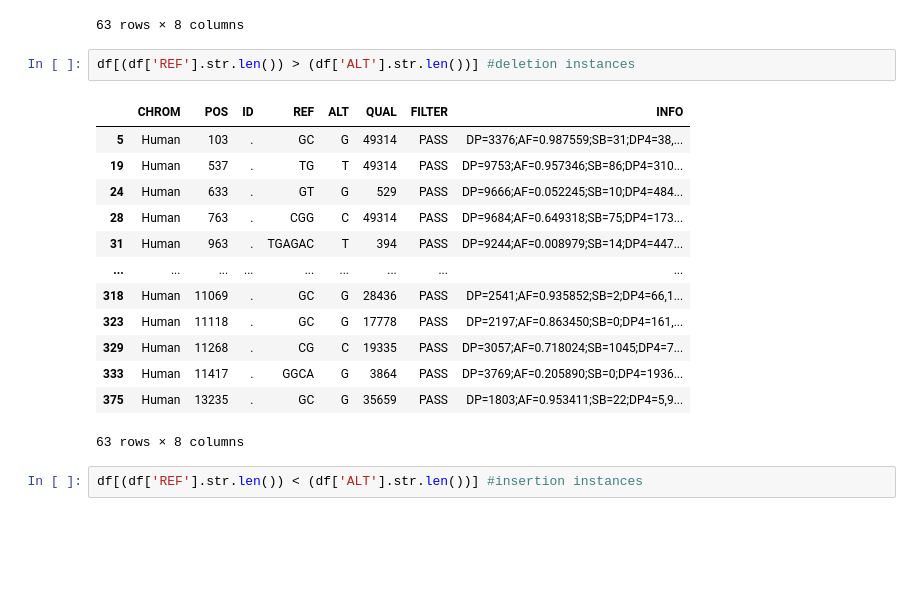
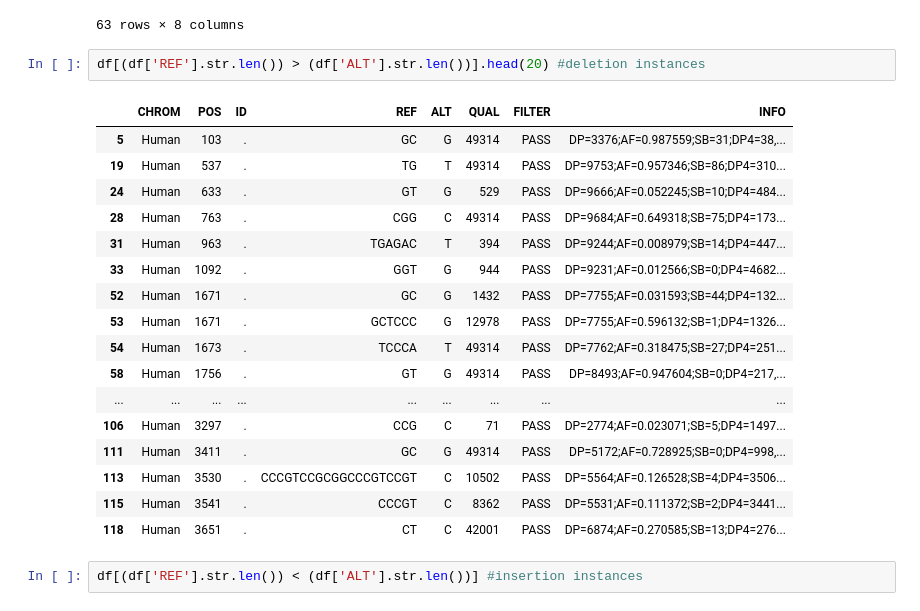
Before and after one commit to chowfi/Human-rDNA, a Jupyter notebook: notebooks/Reference_Genome.ipynb, the cells around one changed output. Saved outputs shown, nothing was run; the diff lists cells and outputs as text; blank space fills up the shorter version.

Commit message:
update notebooks to fix logic for deletion

```diff
--- a/notebooks/Reference_Genome.ipynb
+++ b/notebooks/Reference_Genome.ipynb
@@ -109,21 +109,25 @@ df[df['REF'].str.len() > 1] #checks for reference alleles having more than 1 bas
 | 375 | Human | 13235 | . | GC | G | 35659 | PASS | DP=1803;AF=0.953411;SB=22;DP4=5,9... |
 63 rows × 8 columns
 # %%
-df[(df['REF'].str.len()) > (df['ALT'].str.len())] #deletion instances
+df[(df['REF'].str.len()) > (df['ALT'].str.len())].head(20) #deletion instances
 # %% [output]
 |  | CHROM | POS | ID | REF | ALT | QUAL | FILTER | INFO |
 | 5 | Human | 103 | . | GC | G | 49314 | PASS | DP=3376;AF=0.987559;SB=31;DP4=38,... |
 | 19 | Human | 537 | . | TG | T | 49314 | PASS | DP=9753;AF=0.957346;SB=86;DP4=310... |
 | 24 | Human | 633 | . | GT | G | 529 | PASS | DP=9666;AF=0.052245;SB=10;DP4=484... |
 | 28 | Human | 763 | . | CGG | C | 49314 | PASS | DP=9684;AF=0.649318;SB=75;DP4=173... |
 | 31 | Human | 963 | . | TGAGAC | T | 394 | PASS | DP=9244;AF=0.008979;SB=14;DP4=447... |
+| 33 | Human | 1092 | . | GGT | G | 944 | PASS | DP=9231;AF=0.012566;SB=0;DP4=4682... |
+| 52 | Human | 1671 | . | GC | G | 1432 | PASS | DP=7755;AF=0.031593;SB=44;DP4=132... |
+| 53 | Human | 1671 | . | GCTCCC | G | 12978 | PASS | DP=7755;AF=0.596132;SB=1;DP4=1326... |
+| 54 | Human | 1673 | . | TCCCA | T | 49314 | PASS | DP=7762;AF=0.318475;SB=27;DP4=251... |
+| 58 | Human | 1756 | . | GT | G | 49314 | PASS | DP=8493;AF=0.947604;SB=0;DP4=217,... |
 | ... | ... | ... | ... | ... | ... | ... | ... | ... |
-| 318 | Human | 11069 | . | GC | G | 28436 | PASS | DP=2541;AF=0.935852;SB=2;DP4=66,1... |
-| 323 | Human | 11118 | . | GC | G | 17778 | PASS | DP=2197;AF=0.863450;SB=0;DP4=161,... |
-| 329 | Human | 11268 | . | CG | C | 19335 | PASS | DP=3057;AF=0.718024;SB=1045;DP4=7... |
-| 333 | Human | 11417 | . | GGCA | G | 3864 | PASS | DP=3769;AF=0.205890;SB=0;DP4=1936... |
-| 375 | Human | 13235 | . | GC | G | 35659 | PASS | DP=1803;AF=0.953411;SB=22;DP4=5,9... |
+| 106 | Human | 3297 | . | CCG | C | 71 | PASS | DP=2774;AF=0.023071;SB=5;DP4=1497... |
+| 111 | Human | 3411 | . | GC | G | 49314 | PASS | DP=5172;AF=0.728925;SB=0;DP4=998,... |
+| 113 | Human | 3530 | . | CCCGTCCGCGGCCCGTCCGT | C | 10502 | PASS | DP=5564;AF=0.126528;SB=4;DP4=3506... |
+| 115 | Human | 3541 | . | CCCGT | C | 8362 | PASS | DP=5531;AF=0.111372;SB=2;DP4=3441... |
+| 118 | Human | 3651 | . | CT | C | 42001 | PASS | DP=6874;AF=0.270585;SB=13;DP4=276... |
-63 rows × 8 columns
 # %%
 df[(df['REF'].str.len()) < (df['ALT'].str.len())] #insertion instances
 # %% [output]
```
Also changed, not shown: 1 other file.
